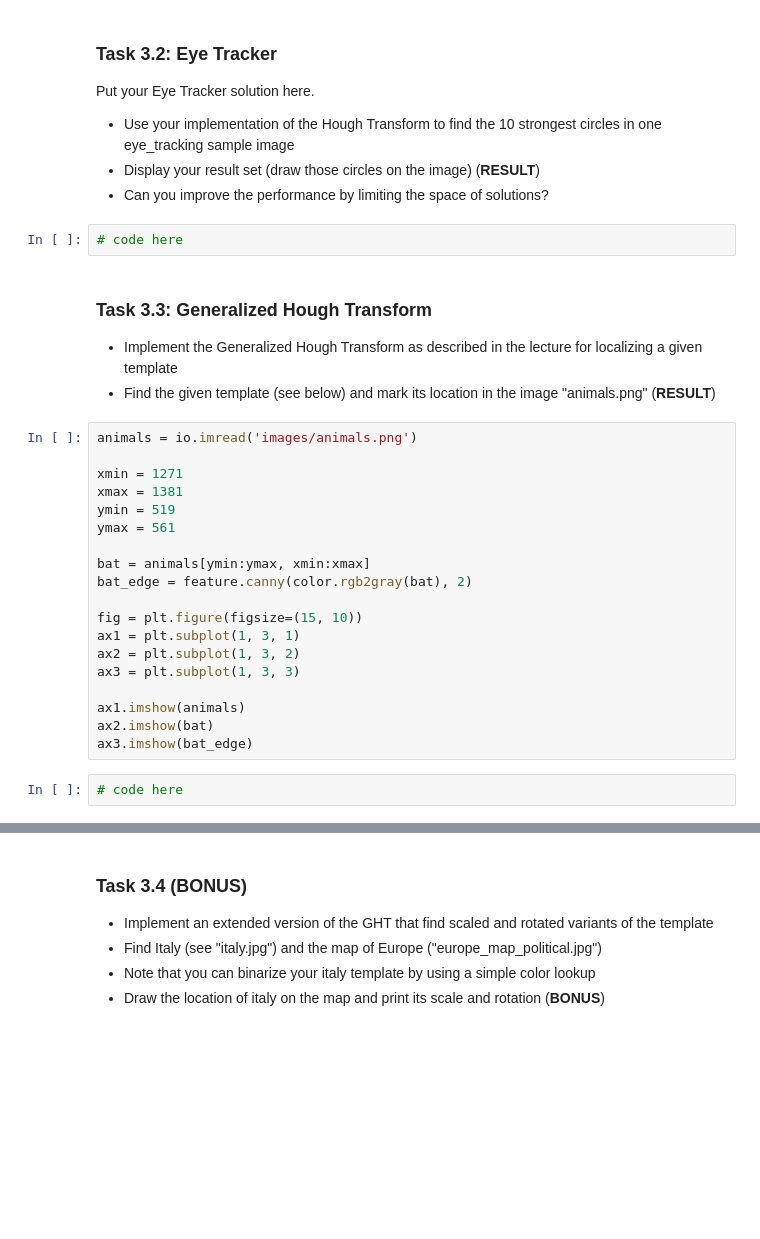
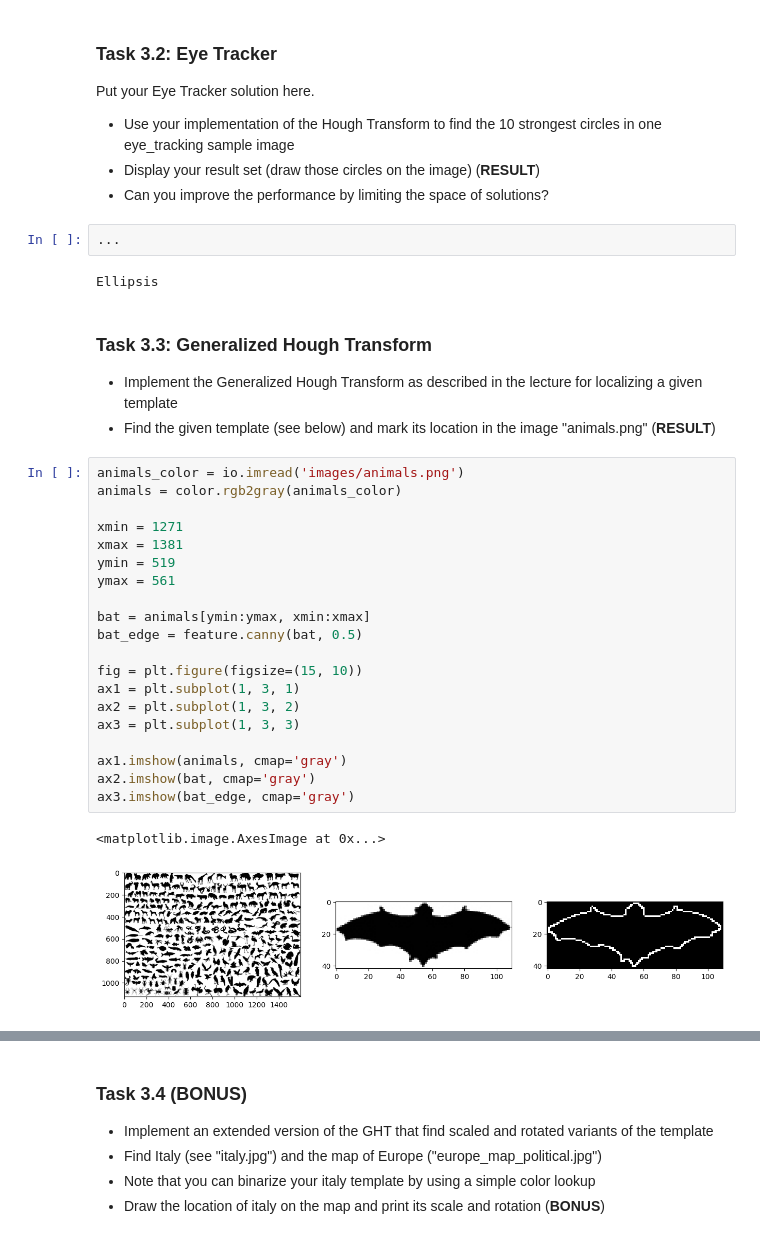
Before and after one commit to theRealProHacker/Computer-Vision, a Jupyter notebook: assignment03.ipynb, the cells around one changed output, grey strips where cells are left out. Drawn from its saved outputs; the diff is of its cells as text; blank space fills up the shorter version.

```diff
--- a/assignment03.ipynb
+++ b/assignment03.ipynb
@@ -87,30 +149,34 @@ Put your Eye Tracker solution here.
 * Display your result set (draw those circles on the image) (**RESULT**)
 * Can you improve the performance by limiting the space of solutions?
 # %%
-# code here
+...
+# %% [output]
+Ellipsis
 # %% [markdown]
 ### Task 3.3: Generalized Hough Transform
 
 * Implement the Generalized Hough Transform as described in the lecture for localizing a given template
 * Find the given template (see below) and mark its location in the image "animals.png" (**RESULT**)
 # %%
-animals = io.imread('images/animals.png')
+animals_color = io.imread('images/animals.png')
+animals = color.rgb2gray(animals_color)
 
 xmin = 1271
 xmax = 1381
 ymin = 519
 ymax = 561
 
 bat = animals[ymin:ymax, xmin:xmax]
-bat_edge = feature.canny(color.rgb2gray(bat), 2)
+bat_edge = feature.canny(bat, 0.5)
 
 fig = plt.figure(figsize=(15, 10))
 ax1 = plt.subplot(1, 3, 1)
 ax2 = plt.subplot(1, 3, 2)
 ax3 = plt.subplot(1, 3, 3)
 
-ax1.imshow(animals)
-ax2.imshow(bat)
-ax3.imshow(bat_edge)
+ax1.imshow(animals, cmap='gray')
+ax2.imshow(bat, cmap='gray')
+ax3.imshow(bat_edge, cmap='gray')
+# %% [output]
+<matplotlib.image.AxesImage at 0x...>
+[figure, added]
-# %%
-# code here
```
Also changed, not shown: parts of 8 cells of this notebook, 1 other file.
